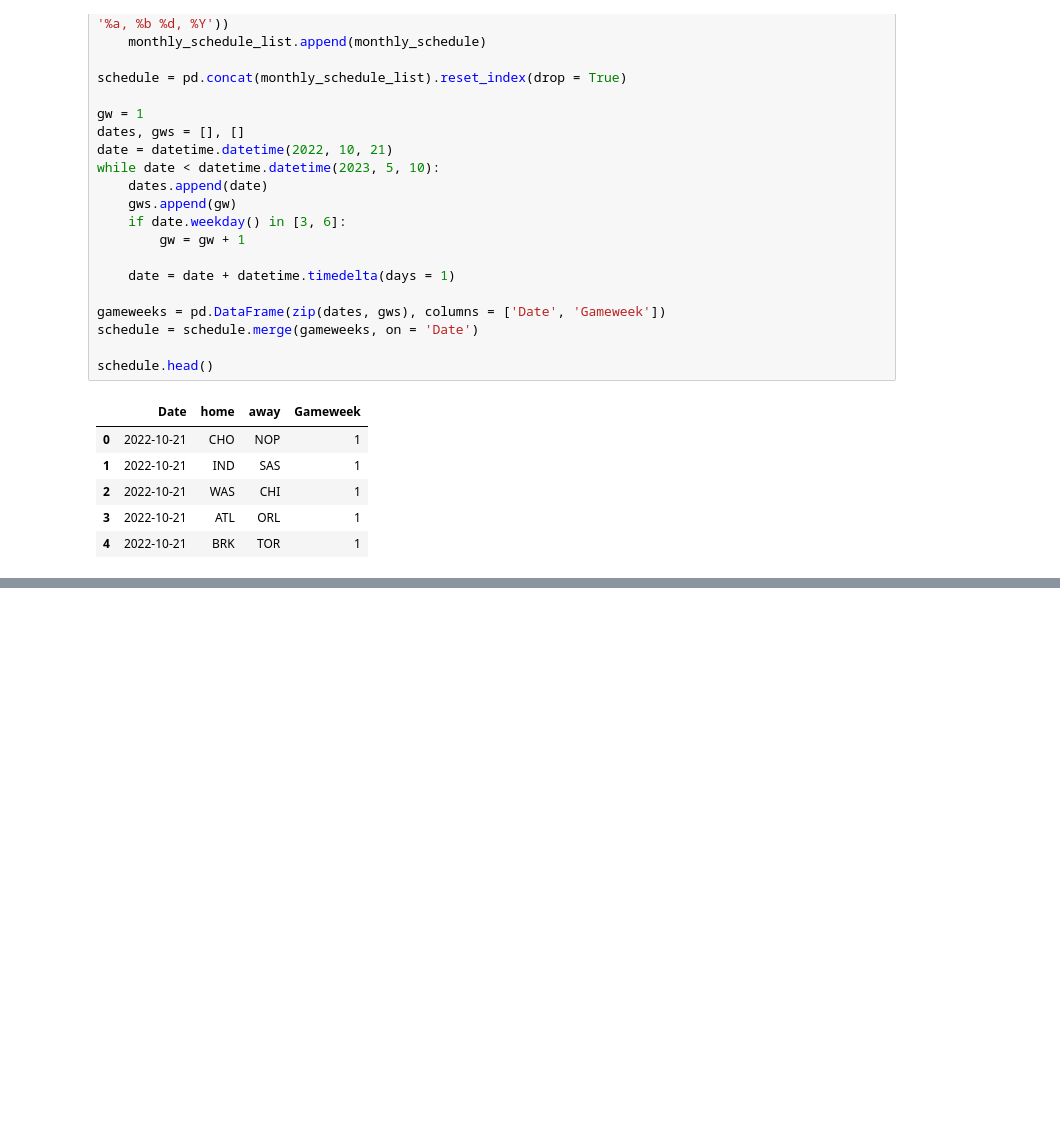
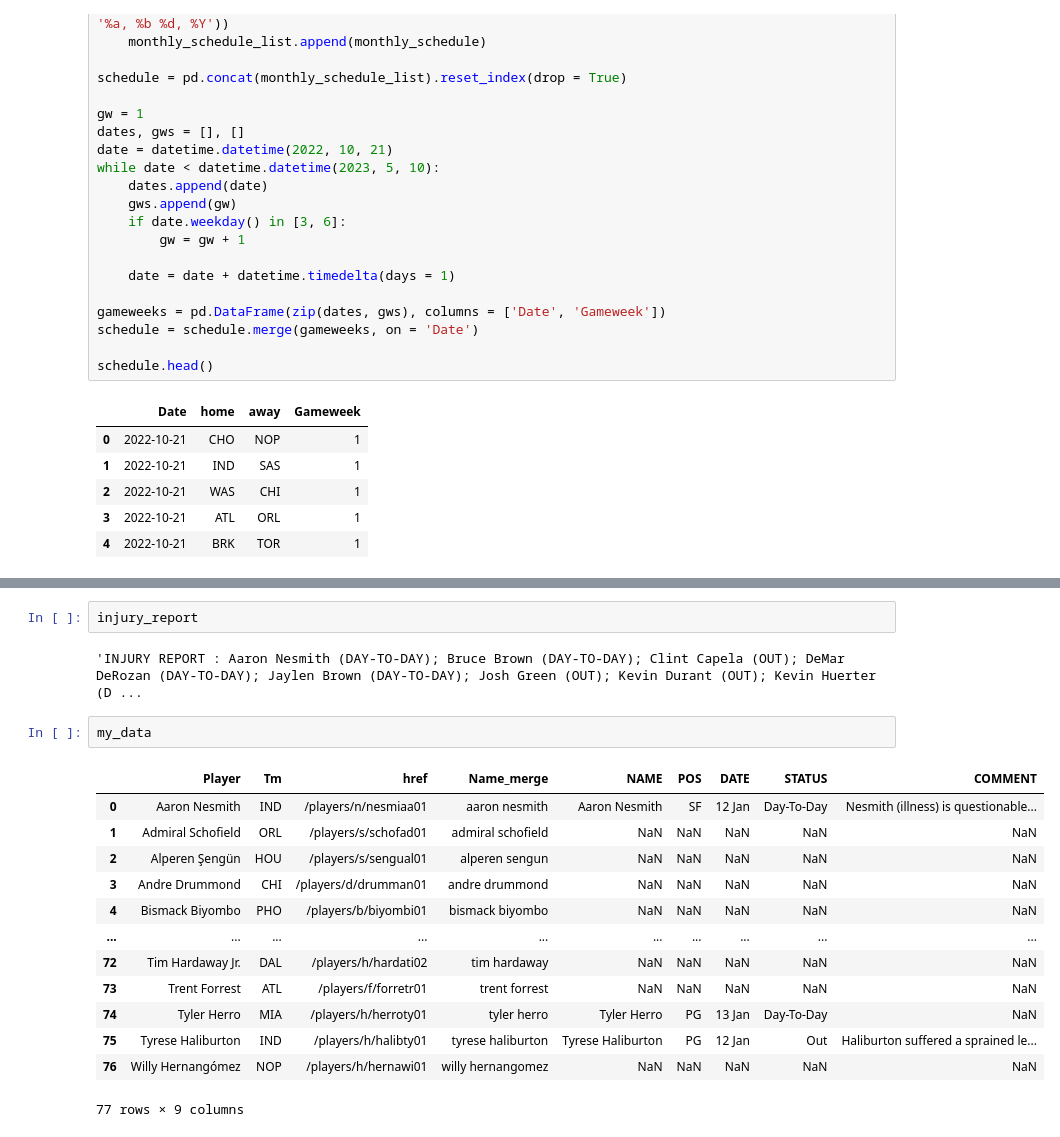
Before and after one commit to martinbog19/SORARE_lineup_builder, a Jupyter notebook: lineup_builder.ipynb, the cells around one changed output, grey strips where cells are left out. Saved outputs shown, nothing was run; the diff lists cells and outputs as text; blank space fills up the shorter version.

```diff
--- a/lineup_builder.ipynb
+++ b/lineup_builder.ipynb
@@ -375,0 +431,20 @@ data_train = pd.read_csv('training_data.csv')
+# %%
+injury_report
+# %% [output]
+'INJURY REPORT : Aaron Nesmith (DAY-TO-DAY); Bruce Brown (DAY-TO-DAY); Clint Capela (OUT); DeMar DeRozan (DAY-TO-DAY); Jaylen Brown (DAY-TO-DAY); Josh Green (OUT); Kevin Durant (OUT); Kevin Huerter (D ...
+# %%
+my_data
+# %% [output]
+|  | Player | Tm | href | Name_merge | NAME | POS | DATE | STATUS | COMMENT |
+| 0 | Aaron Nesmith | IND | /players/n/nesmiaa01 | aaron nesmith | Aaron Nesmith | SF | 12 Jan | Day-To-Day | Nesmith (illness) is questionable... |
+| 1 | Admiral Schofield | ORL | /players/s/schofad01 | admiral schofield | NaN | NaN | NaN | NaN | NaN |
+| 2 | Alperen Şengün | HOU | /players/s/sengual01 | alperen sengun | NaN | NaN | NaN | NaN | NaN |
+| 3 | Andre Drummond | CHI | /players/d/drumman01 | andre drummond | NaN | NaN | NaN | NaN | NaN |
+| 4 | Bismack Biyombo | PHO | /players/b/biyombi01 | bismack biyombo | NaN | NaN | NaN | NaN | NaN |
+| ... | ... | ... | ... | ... | ... | ... | ... | ... | ... |
+| 72 | Tim Hardaway Jr. | DAL | /players/h/hardati02 | tim hardaway | NaN | NaN | NaN | NaN | NaN |
+| 73 | Trent Forrest | ATL | /players/f/forretr01 | trent forrest | NaN | NaN | NaN | NaN | NaN |
+| 74 | Tyler Herro | MIA | /players/h/herroty01 | tyler herro | Tyler Herro | PG | 13 Jan | Day-To-Day | NaN |
+| 75 | Tyrese Haliburton | IND | /players/h/halibty01 | tyrese haliburton | Tyrese Haliburton | PG | 12 Jan | Out | Haliburton suffered a sprained le... |
+| 76 | Willy Hernangómez | NOP | /players/h/hernawi01 | willy hernangomez | NaN | NaN | NaN | NaN | NaN |
+77 rows × 9 columns
```
Also changed, not shown: parts of 7 cells of this notebook, 2 other files.
